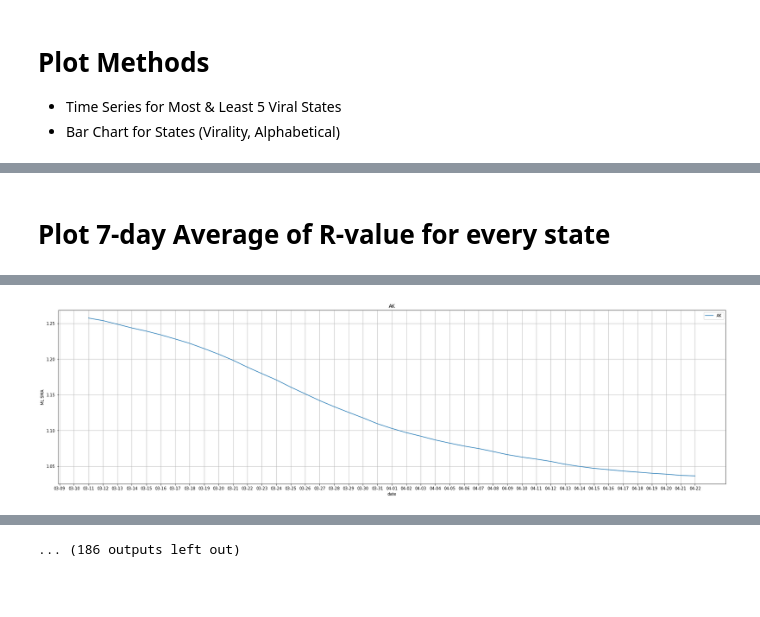
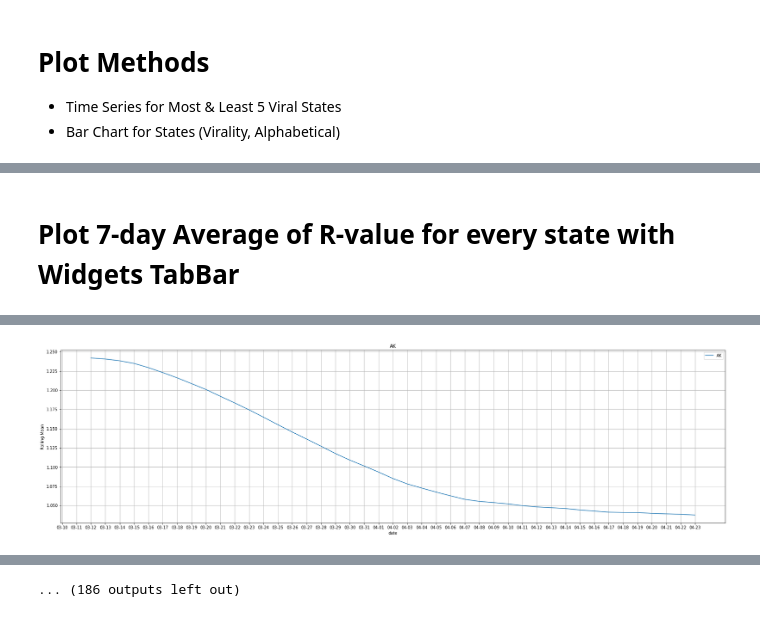
Before and after one commit to dimeking/playground, a Jupyter notebook: Covid_Rt.ipynb, the cells around one changed output, grey strips where cells are left out. Drawn from its saved outputs; the diff is of its cells as text; code cells hidden in the pictures; blank space fills up the shorter version.

```diff
--- a/Covid_Rt.ipynb
+++ b/Covid_Rt.ipynb
@@ -20,10 +22,10 @@ def get_datafile():
   return df
 
 def rolling_mean(datafile, size, cols):
-  grouper = datafile.groupby('state').rolling(window=size).mean()[cols]
-  df_ML_SMA =  grouper.to_frame(name = 'ML_SMA').reset_index().drop('level_1', axis=1)
+  grouper = datafile.groupby('region').rolling(window=size).mean()[cols]
+  df_ML_SMA =  grouper.to_frame(name = 'rolling_mean').reset_index().drop('level_1', axis=1)
   df_ML_SMA['date'] = datafile['date']
-  df_ML_SMA['ML'] = datafile['ML']
+  df_ML_SMA['mean'] = datafile['mean']
   return df_ML_SMA
 # %% [markdown]
 # Plot Methods
@@ -37,27 +39,34 @@ def plot_timeseries_rollingmean(datafile, states, title):
 
 
   for state in states:
-    df_ML_SMA_state = datafile[datafile['state']==state]
+    df_ML_SMA_state = datafile[datafile['region']==state]
     dates = df_ML_SMA_state['date'].str[-5:]
-    plt.plot(dates, df_ML_SMA_state['ML_SMA'], label=state)
+    plt.plot(dates, df_ML_SMA_state['rolling_mean'], label=state)
 
   plt.xlabel('date')
-  plt.ylabel('ML SMA')
+  plt.ylabel('Rolling Mean')
   plt.title(title)
   plt.legend(loc=1)
 
 
 def plot_bars_rollingmean(datafile, title):
-  states = datafile['state']
+  states = datafile['region']
   plt.figure(figsize=[30,8])
   plt.grid(True)
 
   xpos = np.arange(len(states))
   plt.xticks(xpos, states)
-  plt.bar(xpos, datafile['ML_SMA'])
+  # plt.bar(xpos, datafile['ML_SMA'])
+  x = xpos
+  y = datafile['rolling_mean']
+  mask1 = y <= 1.0
+  mask2 = y > 1.0
+
+  plt.bar(x[mask1], y[mask1], color = 'green')
+  plt.bar(x[mask2], y[mask2], color = 'red')
 
   plt.xlabel('date')
-  plt.ylabel('ML SMA')
+  plt.ylabel('Rolling Mean')
   plt.title(title)
   plt.legend(loc=1)
 # %% [markdown]
@@ -65 +74,5 @@ def plot_bars_rollingmean(datafile, title):
+# %%
+df = get_datafile()
+
+states = df['region'].unique()
 # %%
@@ -86,23 +111,22 @@ No handles with labels found to put in legend.
 # %% [markdown]
-# Plot 7-day Average of R-value for every state
+# Plot 7-day Average of R-value for every state with Widgets TabBar
 # %%
-from google.colab import widgets
-from google.colab import output
 
+df_ML_SMA = rolling_mean(df, 7, 'mean')
 
-tb = widgets.TabBar(states.tolist(), location='bottom')
+tb = widgets.TabBar(states.tolist(), location='top')
 for state in states:
   with tb.output_to(state):
     plot_timeseries_rollingmean(df_ML_SMA, [state], state)
 # %% [output]
 [interactive output not drawn]
 [interactive output not drawn]
 [interactive output not drawn]
 [interactive output not drawn]
 [interactive output not drawn]
 [interactive output not drawn]
 [interactive output not drawn]
-[figure, old version]
+[figure, new version]
 [interactive output not drawn]
 [interactive output not drawn]
 [interactive output not drawn]
```
Also changed, not shown: parts of 4 cells of this notebook.
